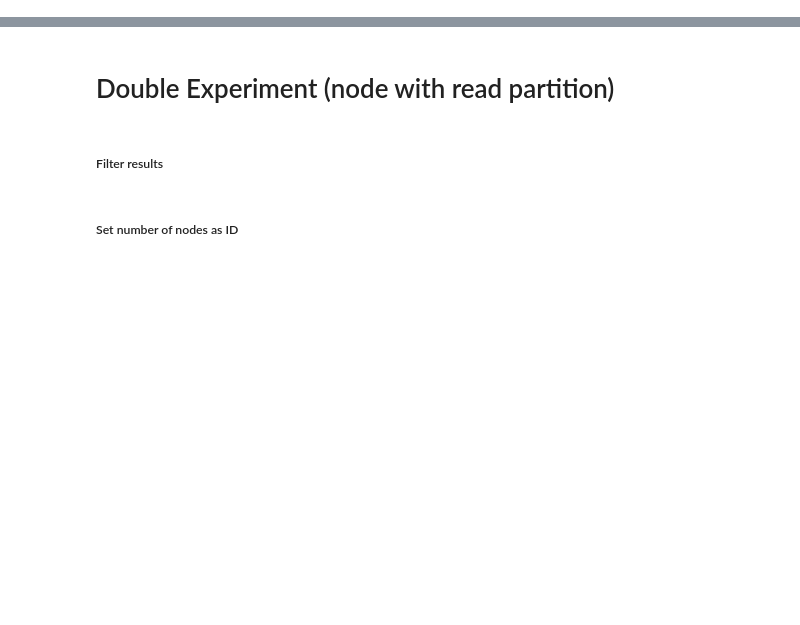
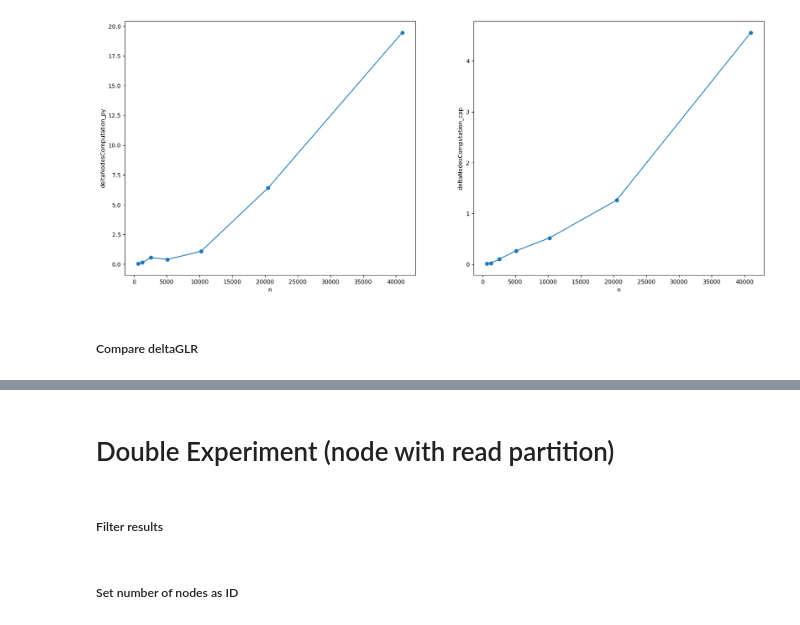
Before and after one commit to RobyBobby24/AlgorithmEngineering, a Jupyter notebook: analysis/double_experiment.ipynb, the cells around one changed output, grey strips where cells are left out. Saved outputs shown, nothing was run; the diff lists cells and outputs as text; code cells hidden in the pictures; blank space fills up the shorter version.

```diff
--- a/analysis/double_experiment.ipynb
+++ b/analysis/double_experiment.ipynb
@@ -31,0 +134,6 @@ all_data["deltaGLR"] = all_data["GLR computation"] - all_data["Nodes computation
+# %%
+plot_column(comparison, ['deltaNodesComputation_py', 'deltaNodesComputation_cpp'],1, 2)
+# %% [output]
+[figure, added]
+# %% [markdown]
+##### Compare deltaGLR
```
Also changed, not shown: parts of 39 cells of this notebook, 1 other file.
